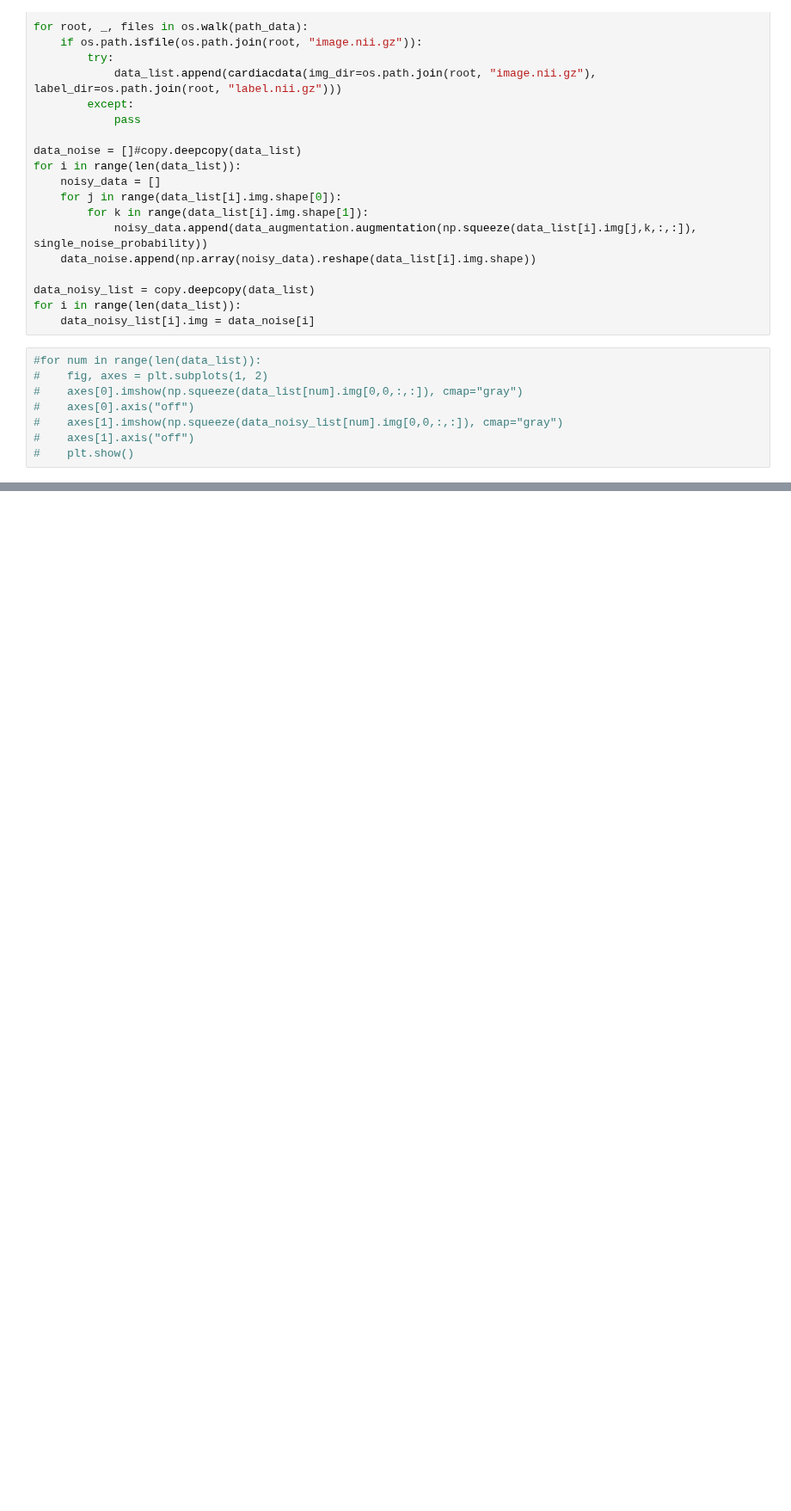
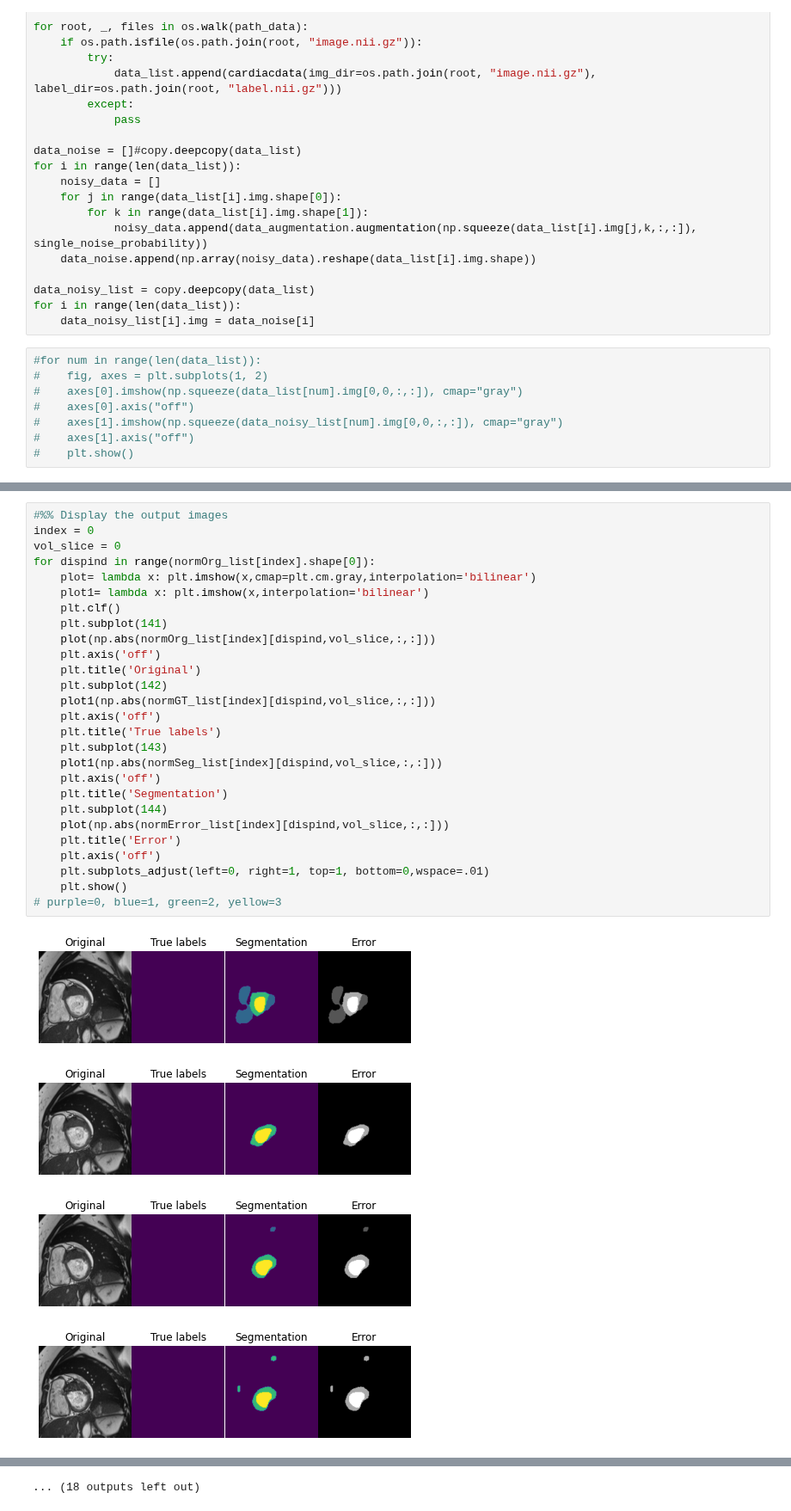
Before and after one commit to MATHplus-Young-Academy/P2-Cardiac-Motion, a Jupyter notebook: run.ipynb, the cells around one changed output, grey strips where cells are left out. Shown at 86% size. Drawn from its saved outputs; the diff is of its cells as text; blank space fills up the shorter version.

Commit message:
segmentation runs now

```diff
--- a/run.ipynb
+++ b/run.ipynb
@@ -137,0 +134,32 @@ RuntimeError: CUDA out of memory. Tried to allocate 304.00 MiB (GPU 0; 7.80 GiB
+# %%
+#%% Display the output images
+index = 0
+vol_slice = 0
+for dispind in range(normOrg_list[index].shape[0]):
+    plot= lambda x: plt.imshow(x,cmap=plt.cm.gray,interpolation='bilinear')
+    plot1= lambda x: plt.imshow(x,interpolation='bilinear')
+    plt.clf()
+    plt.subplot(141)
+    plot(np.abs(normOrg_list[index][dispind,vol_slice,:,:]))
+    plt.axis('off')
+    plt.title('Original')
+    plt.subplot(142)
+    plot1(np.abs(normGT_list[index][dispind,vol_slice,:,:]))
+    plt.axis('off')
+    plt.title('True labels')
+    plt.subplot(143)
+    plot1(np.abs(normSeg_list[index][dispind,vol_slice,:,:]))
+    plt.axis('off')
+    plt.title('Segmentation')
+    plt.subplot(144)
+    plot(np.abs(normError_list[index][dispind,vol_slice,:,:]))
+    plt.title('Error')
+    plt.axis('off')
+    plt.subplots_adjust(left=0, right=1, top=1, bottom=0,wspace=.01)
+    plt.show()
+# purple=0, blue=1, green=2, yellow=3
+# %% [output]
+[figure, added]
+[figure, added]
+[figure, added]
+[figure, added]
@@ -137,0 +174 @@ RuntimeError: CUDA out of memory. Tried to allocate 304.00 MiB (GPU 0; 7.80 GiB
+... (18 outputs left out)
```
Also changed, not shown: parts of 5 cells of this notebook, 2 other files.
